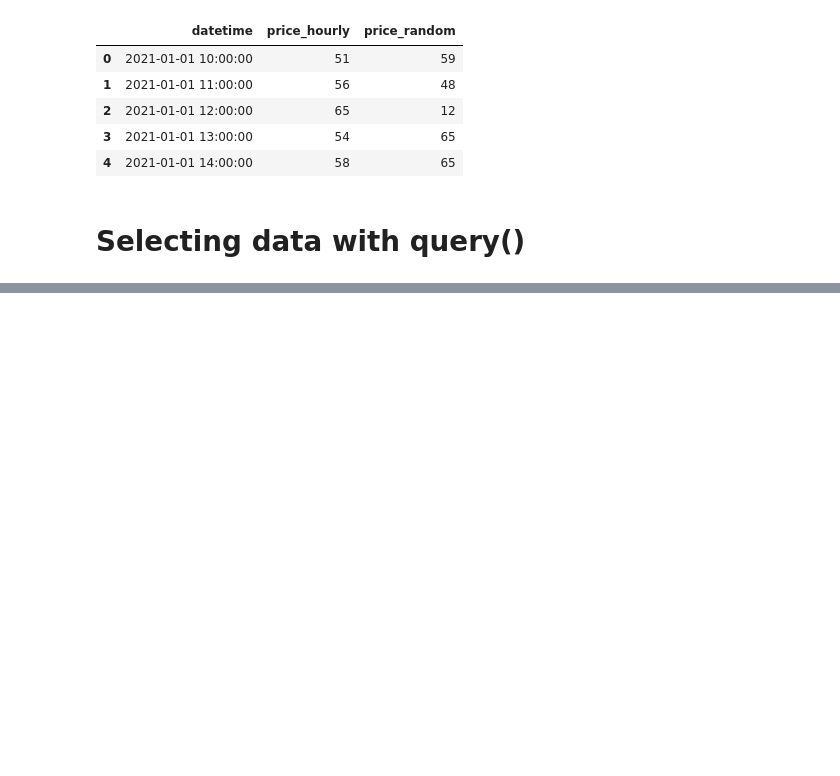
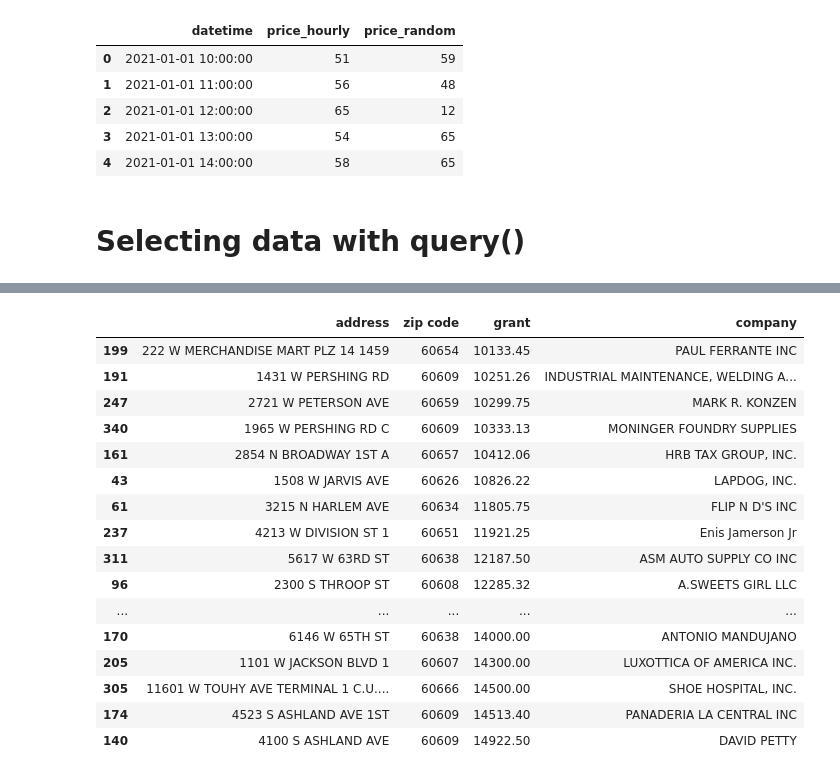
Before and after one commit to Jose-Servin/DataCamp, a Jupyter notebook: Courses/Joining_Data/Joining_Data_Pandas.ipynb, the cells around one changed output, grey strips where cells are left out. Cells and saved outputs as stored; diff of their text form; code cells hidden in the pictures; blank space fills up the shorter version.

```diff
--- a/Courses/Joining_Data/Joining_Data_Pandas.ipynb
+++ b/Courses/Joining_Data/Joining_Data_Pandas.ipynb
@@ -1092,0 +1137,20 @@ pd.merge_asof(df1, df2, on='datetime', suffixes=('_hourly','_random'), direction
+# %%
+business_grants.query('grant >= 10000 and grant < 15000').sort_values('grant')
+# %% [output]
+|  | address | zip code | grant | company |
+| 199 | 222 W MERCHANDISE MART PLZ 14 1459 | 60654 | 10133.45 | PAUL FERRANTE INC |
+| 191 | 1431 W PERSHING RD | 60609 | 10251.26 | INDUSTRIAL MAINTENANCE, WELDING A... |
+| 247 | 2721 W PETERSON AVE | 60659 | 10299.75 | MARK R. KONZEN |
+| 340 | 1965 W PERSHING RD C | 60609 | 10333.13 | MONINGER FOUNDRY SUPPLIES |
+| 161 | 2854 N BROADWAY 1ST A | 60657 | 10412.06 | HRB TAX GROUP, INC. |
+| 43 | 1508 W JARVIS AVE | 60626 | 10826.22 | LAPDOG, INC. |
+| 61 | 3215 N HARLEM AVE | 60634 | 11805.75 | FLIP N D'S INC |
+| 237 | 4213 W DIVISION ST 1 | 60651 | 11921.25 | Enis Jamerson Jr |
+| 311 | 5617 W 63RD ST | 60638 | 12187.50 | ASM AUTO SUPPLY CO INC |
+| 96 | 2300 S THROOP ST | 60608 | 12285.32 | A.SWEETS GIRL LLC |
+| ... | ... | ... | ... | ... |
+| 170 | 6146 W 65TH ST | 60638 | 14000.00 | ANTONIO MANDUJANO |
+| 205 | 1101 W JACKSON BLVD 1 | 60607 | 14300.00 | LUXOTTICA OF AMERICA INC. |
+| 305 | 11601 W TOUHY AVE TERMINAL 1 C.U.... | 60666 | 14500.00 | SHOE HOSPITAL, INC. |
+| 174 | 4523 S ASHLAND AVE 1ST | 60609 | 14513.40 | PANADERIA LA CENTRAL INC |
+| 140 | 4100 S ASHLAND AVE | 60609 | 14922.50 | DAVID PETTY |
```
Also changed, not shown: parts of 7 cells of this notebook.
